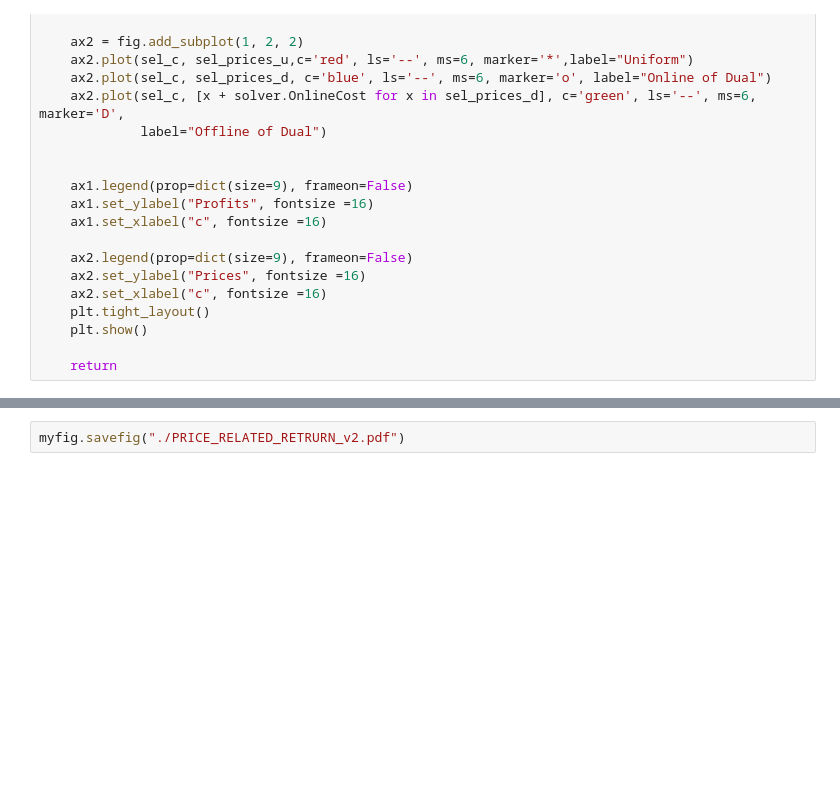
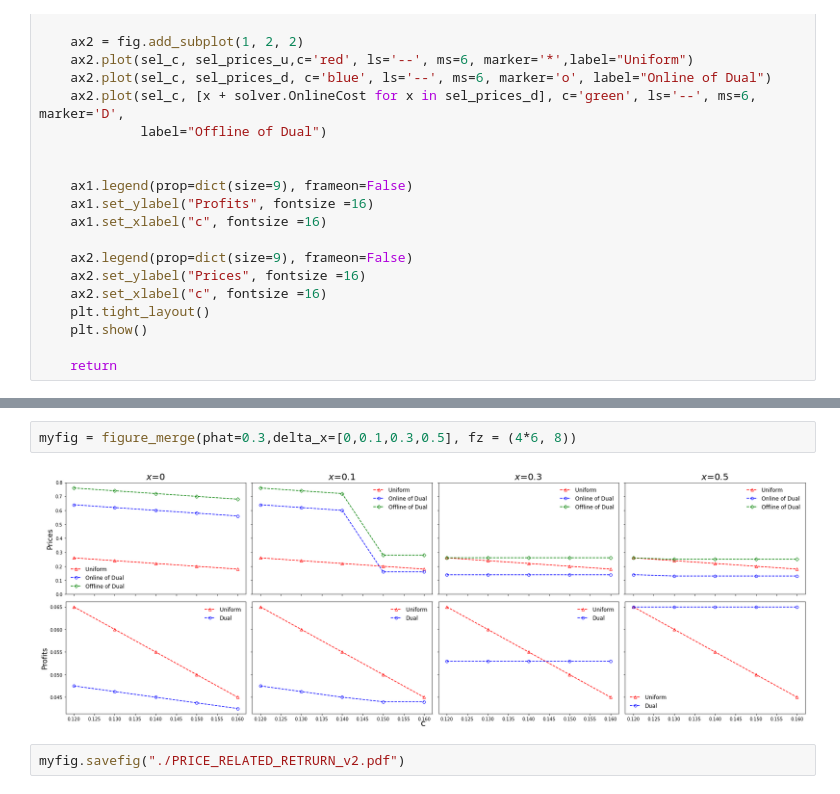
Before and after one commit to clussificate/MultiRooming, a Jupyter notebook: price_related_v2.ipynb, the cells around one changed output, grey strips where cells are left out. Drawn from its saved outputs; the diff is of its cells as text; blank space fills up the shorter version.

```diff
--- a/price_related_v2.ipynb
+++ b/price_related_v2.ipynb
@@ -309,2 +327,6 @@ myfig = figure_merge(phat=0.3,delta_x=[0.3,0.35,0.4,0.45,0.5], fz = (5*6, 8))
+# %%
+myfig = figure_merge(phat=0.3,delta_x=[0,0.1,0.3,0.5], fz = (4*6, 8))
+# %% [output]
+[figure, added]
 # %%
 myfig.savefig("./PRICE_RELATED_RETRURN_v2.pdf")
```
Also changed, not shown: parts of 6 cells of this notebook, 2 other files.
